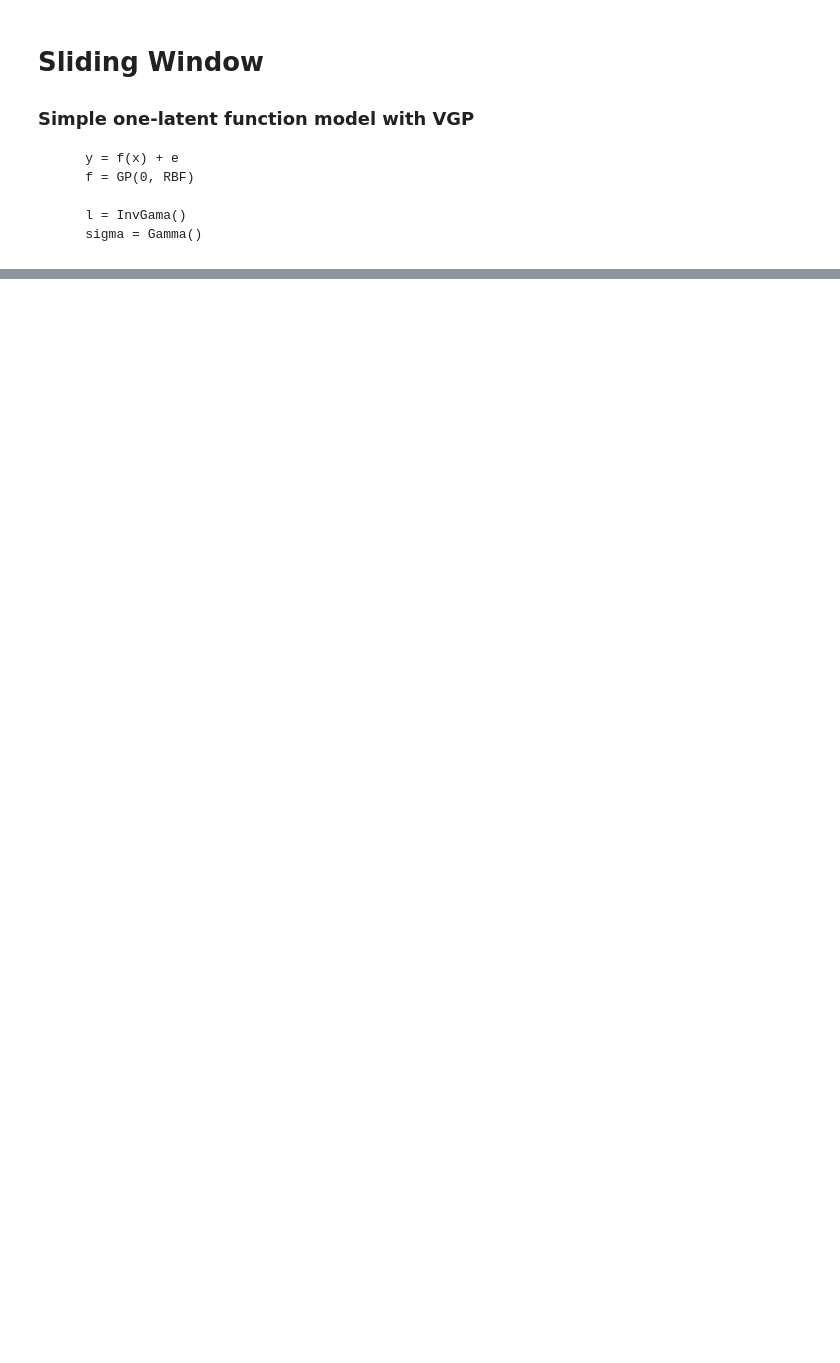
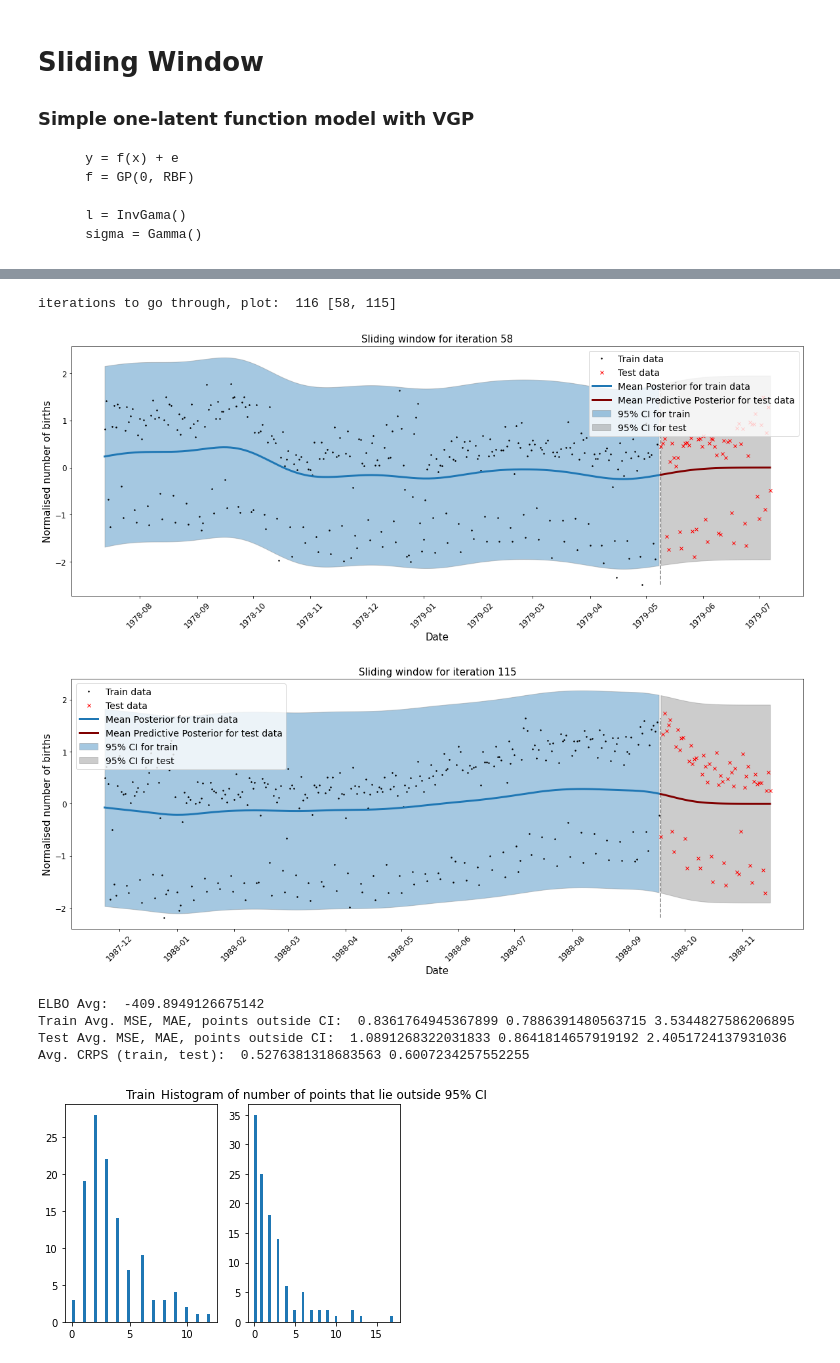
Before and after one commit to CristinaNogRod/GaussianProcesses-TimeSeries, a Jupyter notebook: notebooks/GPFlow/basic_VGP_slidingWindow.ipynb, the cells around one changed output, grey strips where cells are left out. Saved outputs shown, nothing was run; the diff lists cells and outputs as text; code cells hidden in the pictures; blank space fills up the shorter version.

```diff
--- a/notebooks/GPFlow/basic_VGP_slidingWindow.ipynb
+++ b/notebooks/GPFlow/basic_VGP_slidingWindow.ipynb
@@ -66,0 +205,11 @@ def optimise_model(model, epochs=50):
+# %%
+slidingwindow_alg(121, 5, epochs=30, l0=30)
+# %% [output]
+iterations to go through, plot:  116 [58, 115]
+[figure, added]
+[figure, added]
+ELBO Avg:  -409.8949126675142
+Train Avg. MSE, MAE, points outside CI:  0.8361764945367899 0.7886391480563715 3.5344827586206895
+Test Avg. MSE, MAE, points outside CI:  1.0891268322031833 0.8641814657919192 2.4051724137931036
+Avg. CRPS (train, test):  0.5276381318683563 0.6007234257552255
+[figure, added]
```
Also changed, not shown: parts of 19 cells of this notebook, 13 other files.
